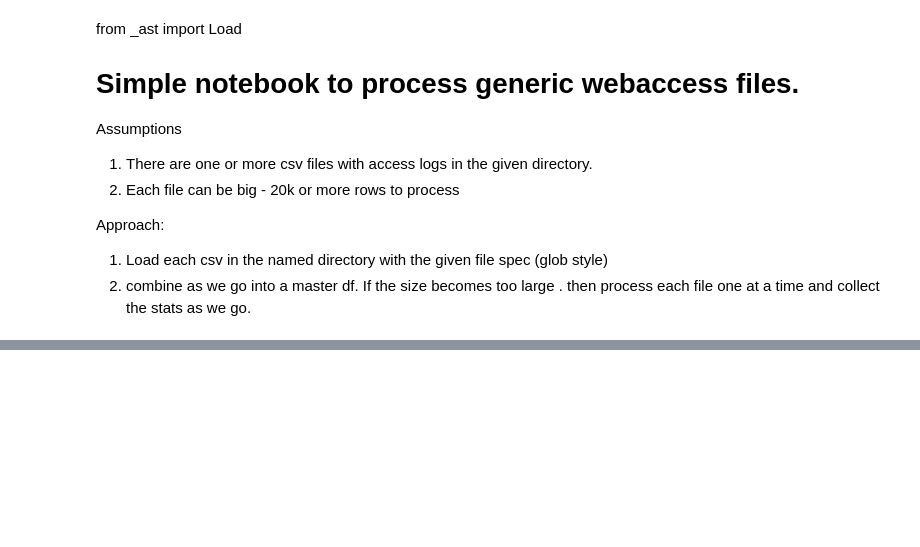
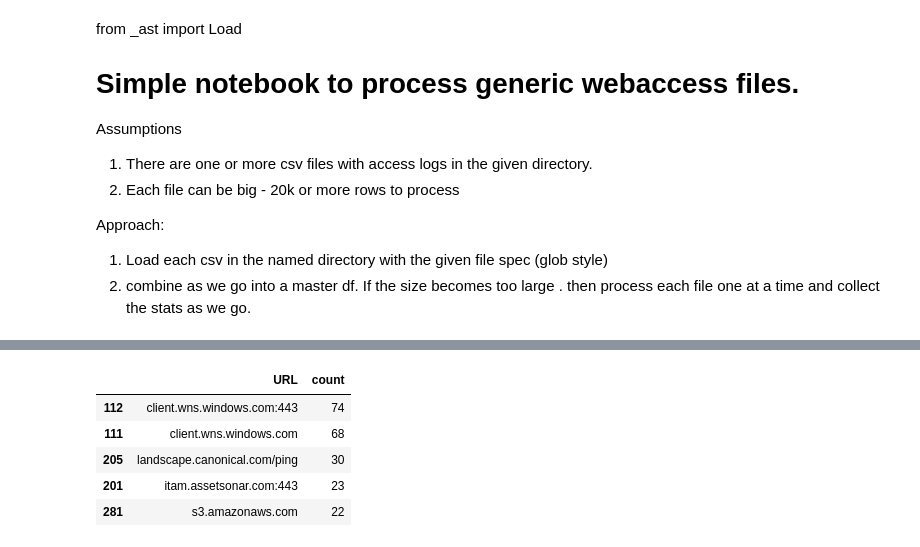
Before and after one commit to arappaport/juypter_skeleton, a Jupyter notebook: notebooks/process_webaccess.ipynb, the cells around one changed output, grey strips where cells are left out. Cells and saved outputs as stored; diff of their text form; code cells hidden in the pictures; blank space fills up the shorter version.

```diff
--- a/notebooks/process_webaccess.ipynb
+++ b/notebooks/process_webaccess.ipynb
@@ -74,8 +103,0 @@ LOGGER.info("Loaded %d clean rows", len(df))
-# %%
-#convert dates
-df['date']  = pd.to_datetime(df['date'], format='%Y-%m-%d').dt.date
-LOGGER.info("Date-range min: %s", df['date'].min())
-LOGGER.info("Date-range max: %s", df['date'].max())
-
-dmin = df['date'].min()
-#df['days_since'] = df['date'].apply(lambda x: (x-dmin).days)
@@ -82,8 +158,16 @@ dmin = df['date'].min()
 # %%
-################################
-# URL Access - count each unique access to the url
-df_url_count = df.groupby(['url']).size().reset_index(name='count')
-df_url_count.columns = ['url', 'count']
-
-df_url_count.sort_values(by='count', ascending=False, inplace=True)
-df_url_count.head(10)
+def count_by(col:str, df:pd.DataFrame)->pd.DataFrame:
+    _df = df.groupby([col]).size().reset_index(name='count')
+    _df.columns = [col, 'count']
+    _df.sort_values(by='count', ascending=False, inplace=True)
+    return _df
+# %%
+df_url = count_by('URL', df)
+df_url.head()
+# %% [output]
+|  | URL | count |
+| 112 | client.wns.windows.com:443 | 74 |
+| 111 | client.wns.windows.com | 68 |
+| 205 | landscape.canonical.com/ping | 30 |
+| 201 | itam.assetsonar.com:443 | 23 |
+| 281 | s3.amazonaws.com | 22 |
```
Also changed, not shown: parts of 10 cells of this notebook.
